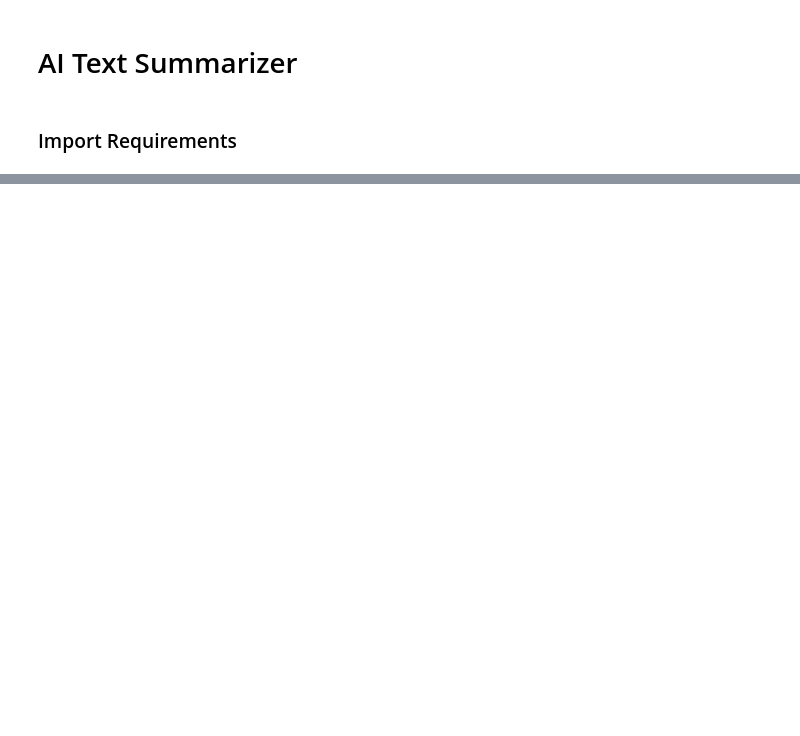
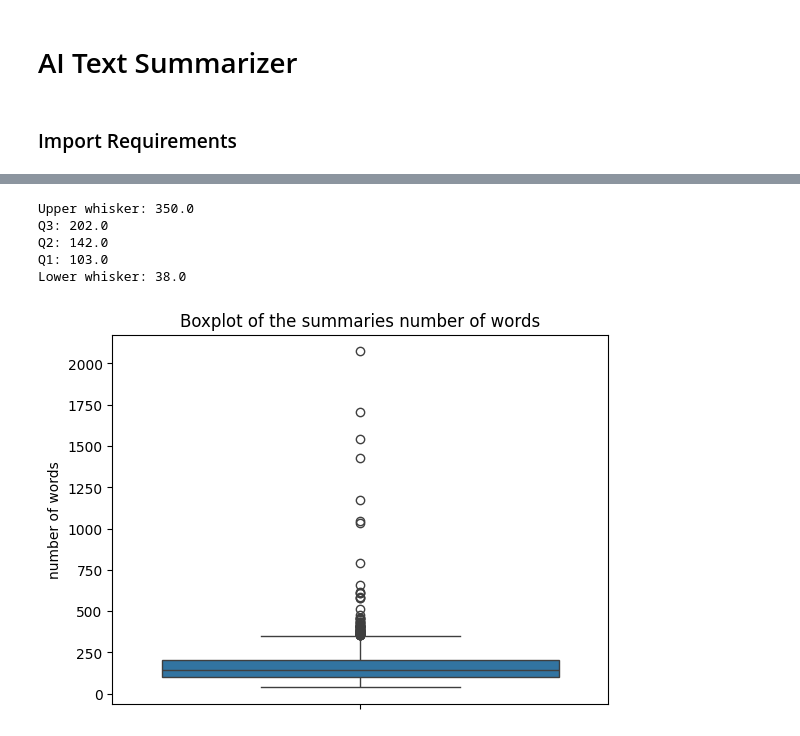
Before and after one commit to bernicelau430/ai-text-summarizer, a Jupyter notebook: text-summarizer.ipynb, the cells around one changed output, grey strips where cells are left out. Drawn from its saved outputs; the diff is of its cells as text; code cells hidden in the pictures; blank space fills up the shorter version.

```diff
--- a/text-summarizer.ipynb
+++ b/text-summarizer.ipynb
@@ -118,0 +347,22 @@ executing.executing.NotOneValueFound: Expected one value, found 0
+# %%
+sns.boxplot(df["num_words_summary"])
+plt.ylabel("number of words")
+plt.title("Boxplot of the summaries number of words")
+
+lines = plt.gca().lines[:6]
+all_lines = [lines[i].get_ydata()[0] for i in range(5)]
+
+Q1,Q3,summary_lower_whisker,summary_upper_whisker, Q2 = all_lines
+
+print("Upper whisker:", summary_upper_whisker)
+print("Q3:", Q3)
+print("Q2:", Q2)
+print("Q1:", Q1)
+print("Lower whisker:", summary_lower_whisker)
+# %% [output]
+Upper whisker: 350.0
+Q3: 202.0
+Q2: 142.0
+Q1: 103.0
+Lower whisker: 38.0
+[figure, added]
```
Also changed, not shown: parts of 26 cells of this notebook.
